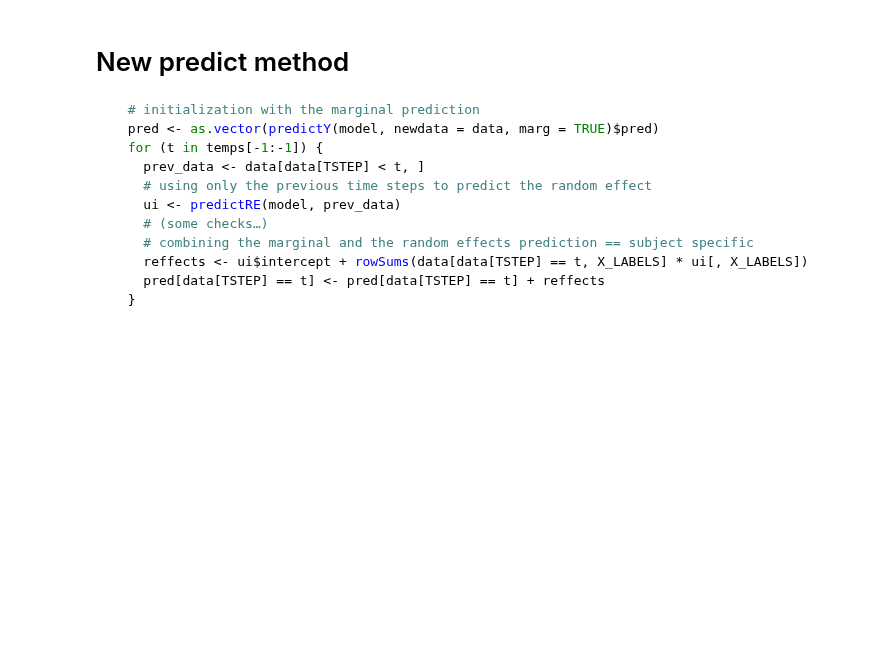
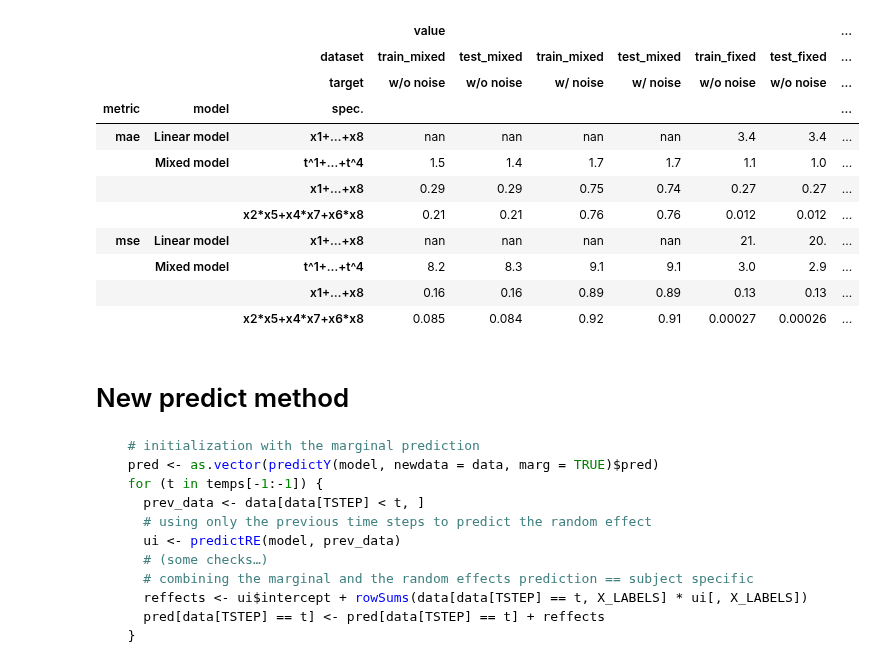
Before and after one commit to FrankwaP/subSISTM, a Jupyter notebook: models/prediction_errors.ipynb, the cells around one changed output. Cells and saved outputs as stored; diff of their text form; code cells hidden in the pictures; blank space fills up the shorter version.

```diff
--- a/models/prediction_errors.ipynb
+++ b/models/prediction_errors.ipynb
@@ -20,7 +23,7 @@ Data folder: /home/francois/Documents/data/synthetic_bph_1
 def apply_style(df: pd.DataFrame):
     # use df.to_html() to find the CSS labels
     stlr = df.style
-    stlr.format("{:#.3g}")
+    stlr.format("{:#.2g}")
     stlr.set_table_styles(
         [
             {
@@ -109,3 +139,24 @@ pd_results
+# %%
+apply_style(
+    arthur_df.pivot(
+        index=[METRIC, MDL, SPEC],
+        columns=[DSET, TGT],
+        values=[VAL],
+    )
+)
+# %% [output]
+|  |  |  | value |  |  |  |  |  | ... |
+|  |  | dataset | train_mixed | test_mixed | train_mixed | test_mixed | train_fixed | test_fixed | ... |
+|  |  | target | w/o noise | w/o noise | w/ noise | w/ noise | w/o noise | w/o noise | ... |
+| metric | model | spec. |  |  |  |  |  |  | ... |
+| mae | Linear model | x1+…+x8 | nan | nan | nan | nan | 3.4 | 3.4 | ... |
+|  | Mixed model | t^1+…+t^4 | 1.5 | 1.4 | 1.7 | 1.7 | 1.1 | 1.0 | ... |
+|  |  | x1+…+x8 | 0.29 | 0.29 | 0.75 | 0.74 | 0.27 | 0.27 | ... |
+|  |  | x2*x5+x4*x7+x6*x8 | 0.21 | 0.21 | 0.76 | 0.76 | 0.012 | 0.012 | ... |
+| mse | Linear model | x1+…+x8 | nan | nan | nan | nan | 21. | 20. | ... |
+|  | Mixed model | t^1+…+t^4 | 8.2 | 8.3 | 9.1 | 9.1 | 3.0 | 2.9 | ... |
+|  |  | x1+…+x8 | 0.16 | 0.16 | 0.89 | 0.89 | 0.13 | 0.13 | ... |
+|  |  | x2*x5+x4*x7+x6*x8 | 0.085 | 0.084 | 0.92 | 0.91 | 0.00027 | 0.00026 | ... |
 # %% [markdown]
 # New predict method
 
```
Also changed, not shown: parts of 6 cells of this notebook.
